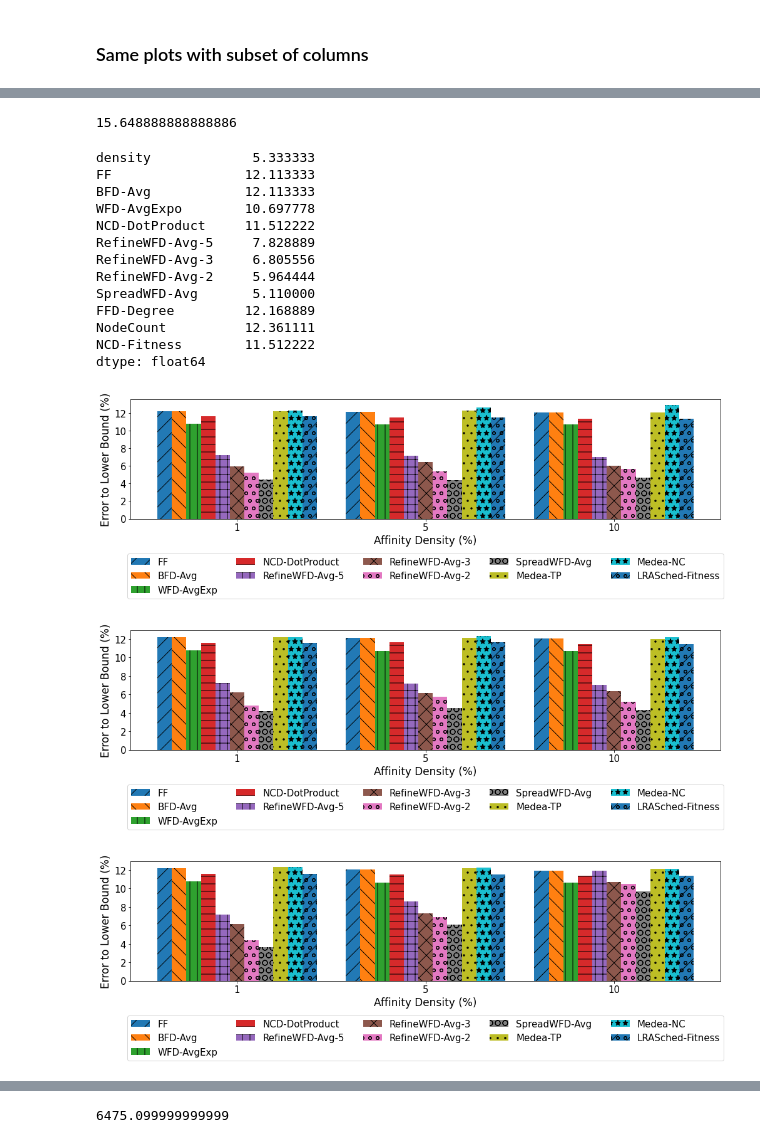
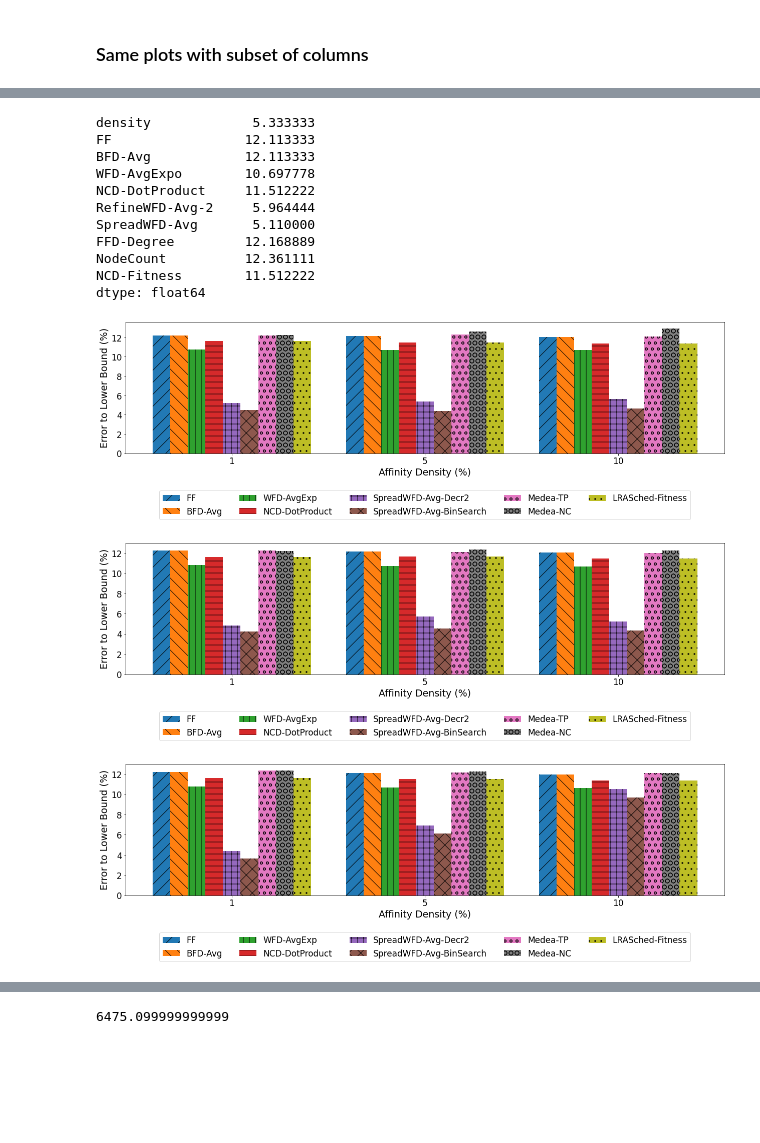
Before and after one commit to DSSGroup-Leeds/LRA-binpacking-expe, a Jupyter notebook: data/analysis_scripts/exp_result_analysis.ipynb, the cells around one changed output, grey strips where cells are left out. Drawn from its saved outputs; the diff is of its cells as text; code cells hidden in the pictures; blank space fills up the shorter version.

```diff
--- a/data/analysis_scripts/exp_result_analysis.ipynb
+++ b/data/analysis_scripts/exp_result_analysis.ipynb
@@ -14,7 +14,7 @@ print(proj_path)
 /home/mommess/Documents/Leeds_research/ICDCS_paper/data
 # %%
 FONT_NAME = 'Arial'
-FONT_SIZE = 15
+FONT_SIZE = 17
 import matplotlib as mpl
 mpl.rc('font',family='Arial')
 # %%
@@ -36,18 +36,25 @@ df_2d_column_names = ['FF',
        ]
 
 df_2d_column_names_small = ['FF', 'BFD-Avg', 'WFD-AvgExpo', 'NCD-DotProduct',
-                            'RefineWFD-Avg-5', 'RefineWFD-Avg-3', 'RefineWFD-Avg-2',
+                            'RefineWFD-Avg-2', #'RefineWFD-Avg-5', 'RefineWFD-Avg-3', 'RefineWFD-Avg-2',
                             'SpreadWFD-Avg',
                             'FFD-Degree', 'NodeCount', 'NCD-Fitness',
                            ]
-#df_2d_large_column_names = ['FF', 'FFD-Avg', 'FFD-Max',
-#       'FFD-AvgExpo', 'FFD-Surrogate', 'FFD-ExtendedSum', 'BFD-Avg', 'BFD-Max',
-#       'BFD-AvgExpo', 'BFD-Surrogate', 'BFD-ExtendedSum', 'BCD-DotProduct',
-#       'FFD-Degree', 'BCD-Fitness']
+df_2d_large_column_names = ['FF', 'BFD-Avg', 'WFD-AvgExpo', 'NCD-DotProduct',
+                            #'RefineWFD-Avg-5', 'RefineWFD-Avg-3', 'RefineWFD-Avg-2',
+                            'SpreadWFD-Avg',
+                            'FFD-Degree', 'NCD-Fitness',
+                           ]
+df_2d_large_refine_column_names = ['RefineWFD-Avg-2']
+df_2d_large_total_column_names = ['FF', 'BFD-Avg', 'WFD-AvgExpo', 'NCD-DotProduct',
+                            'RefineWFD-Avg-2', #'RefineWFD-Avg-5', 'RefineWFD-Avg-3', 'RefineWFD-Avg-2',
+                            'SpreadWFD-Avg',
+                            'FFD-Degree', 'NCD-Fitness',
+                           ]
 
 df_ts_column_names = ['FF', 'BFD-Avg', 'WFD-AvgExpo', 'SpreadWFD-Avg', 'FFD-Degree']
 
-#df_ts_large_column_names = ['FF', 'BFD-Avg', 'WFD-AvgExpo', 'FFD-Degree']
+df_ts_large_column_names = ['FF', 'BFD-Avg', 'WFD-AvgExpo', 'FFD-Degree']
 
 #df_scalab_column_names = ['FF', 'FFD-Avg', 'BFD-Avg', 'FFD-Degree']
 
@@ -58,10 +65,12 @@ rename_dict = {
     "FFD-Degree": "Medea-TP",
     "NodeCount": "Medea-NC",
     "NCD-Fitness": "LRASched-Fitness",
-    "NCD-DotDivision": "NCD-ThighFill",
+    "NCD-DotDivision": "NCD-TightFill",
     "FFD-AvgExpo": "FFD-AvgExp",
     "BFD-AvgExpo": "BFD-AvgExp",
     "WFD-AvgExpo": "WFD-AvgExp",
+    "SpreadWFD-Avg": "SpreadWFD-Avg-BinSearch",
+    "RefineWFD-Avg-2": "SpreadWFD-Avg-Decr2",
 }
 # %%
 ## sub_df = any one in df_2d, df_ts, df_large
@@ -106,7 +115,7 @@ def plot_barchart(original_df, class_name, cols, xlabel, ylabel, log_scale=False
     labels = original_df.density.apply(lambda x: f'{x:,}').unique()
     x = np.arange(len(labels))
 
-    fig = plt.figure(figsize=(15, 5))
+    fig = plt.figure(figsize=(18, 6))
     algs = list(tmp_df.T.index)
     alg_num = len(tmp_df.T)
     alg_res = tmp_df.T.values
@@ -216,7 +217,3 @@ twodim_eps_small
-# %%
-twodim_eps["FFD-ExtendedSum"].mean()
-# %% [output]
-15.648888888888886
 # %%
 twodim_eps_small.mean()
 # %% [output]
@@ -225,8 +222,6 @@ FF                 12.113333
 BFD-Avg            12.113333
 WFD-AvgExpo        10.697778
 NCD-DotProduct     11.512222
-RefineWFD-Avg-5     7.828889
-RefineWFD-Avg-3     6.805556
 RefineWFD-Avg-2     5.964444
 SpreadWFD-Avg       5.110000
 FFD-Degree         12.168889
@@ -236,13 +231,13 @@ dtype: float64
 # %%
 for c in classes:
 # c = "arbitrary"
     fig = plot_barchart(twodim_eps, c, df_2d_column_names_small, "Affinity Density (%)", 'Error to Lower Bound (%)')
-    filename = f"{proj_path}/plots/density2D_small_result_{c}.pdf"
-    #fig.savefig(filename)
+    filename = f"{proj_path}/plots/density2D_small2_result_{c}.pdf"
+    fig.savefig(filename)
 # %% [output]
-[figure, old version]
+[figure, new version]
-[figure, old version]
+[figure, new version]
-[figure, old version]
+[figure, new version]
 # %%
 twodim_time_small
 # %% [output]
```
Also changed, not shown: parts of 31 cells of this notebook.
